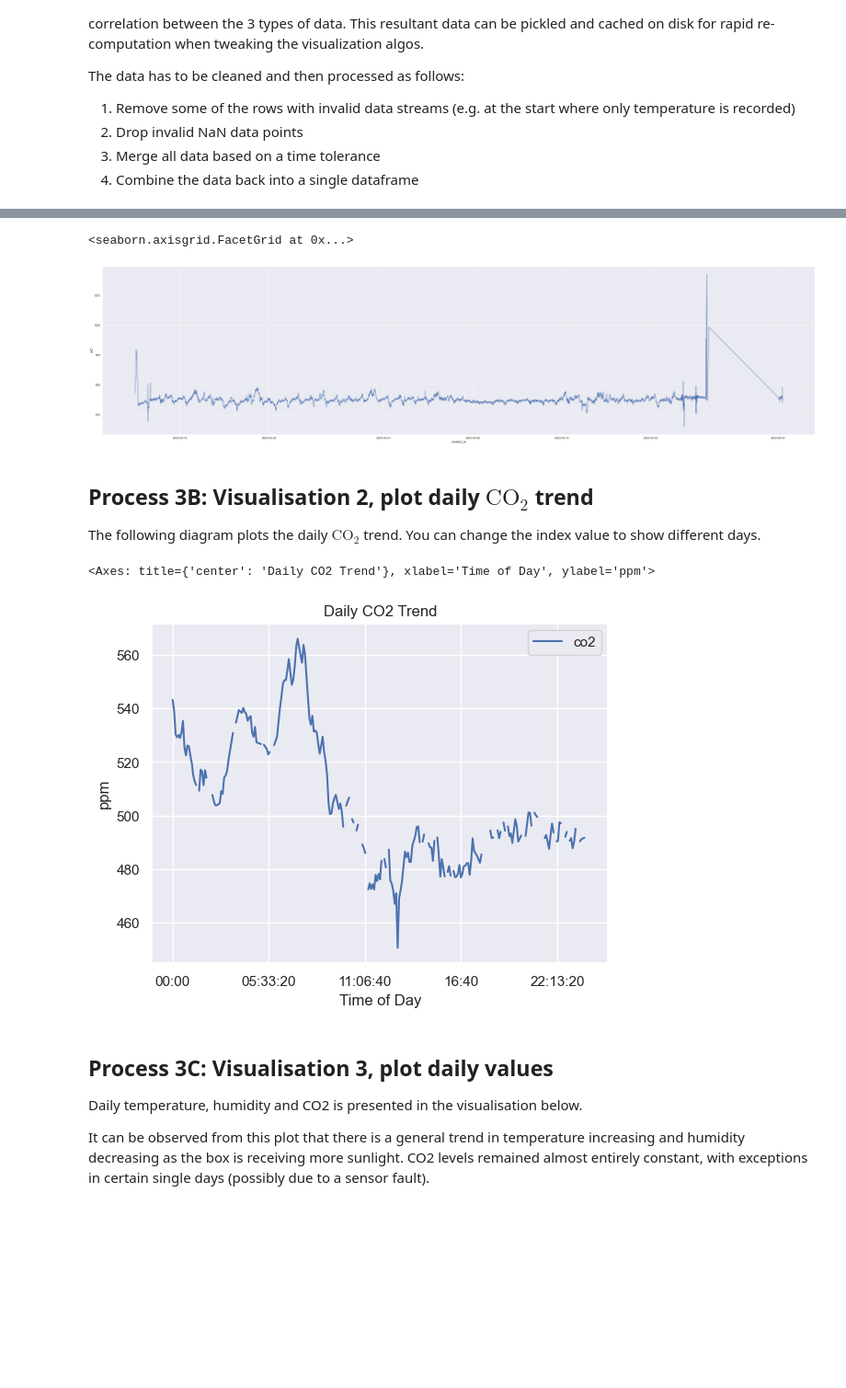
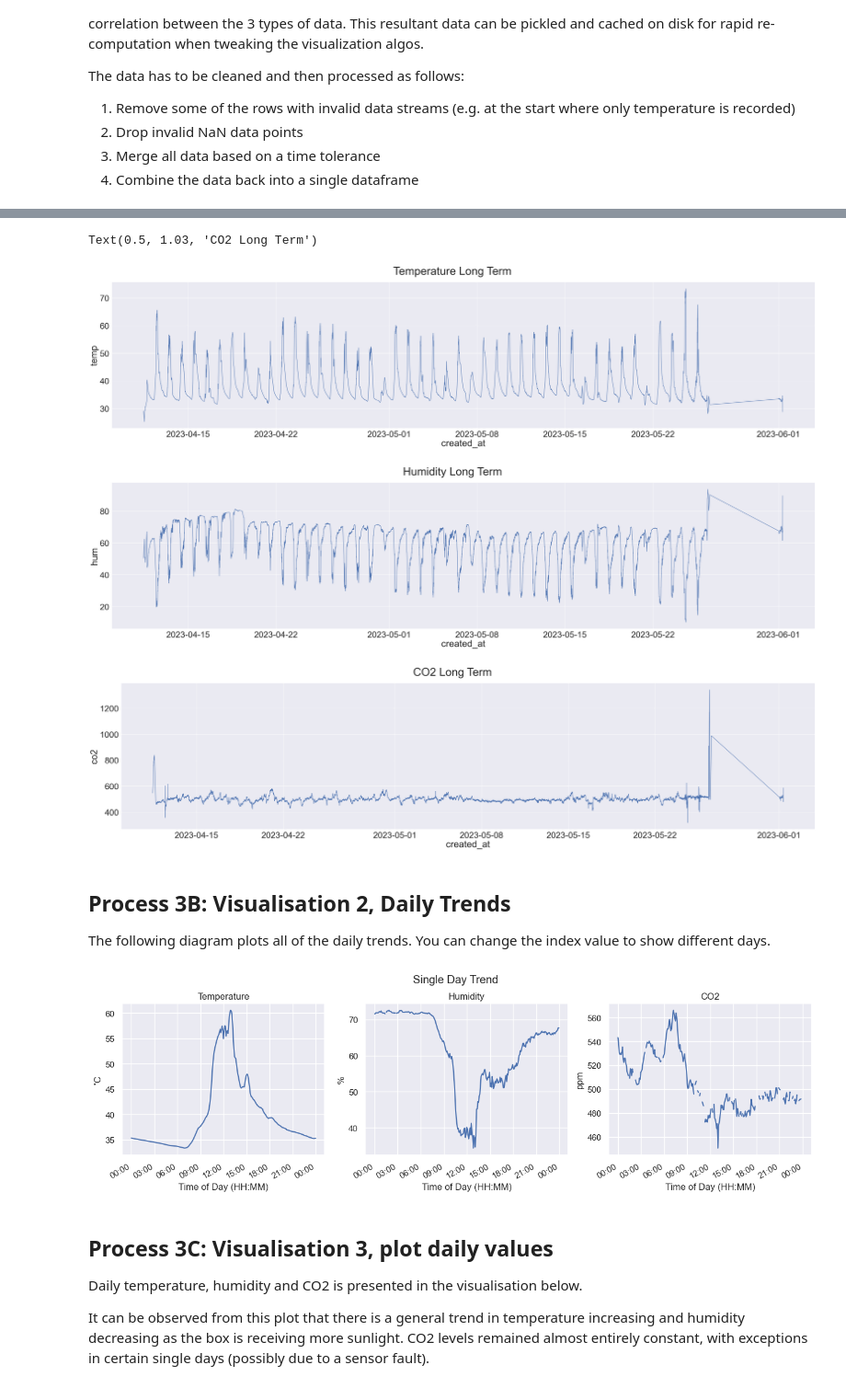
Before and after one commit to After232/corn-men, a Jupyter notebook: main.ipynb, the cells around one changed output, grey strips where cells are left out. Shown at 92% size. Drawn from its saved outputs; the diff is of its cells as text; code cells hidden in the pictures; blank space fills up the shorter version.

Commit message:
improved visualisations and formatting

```diff
--- a/main.ipynb
+++ b/main.ipynb
@@ -149,6 +147,7 @@ Towards the end of the graph, the data has a drastic and abnormal spike possibly
 # Data visualisation setup
 sns.set()
 sns.set_theme()
+sns.set(font_scale=3)
 
 # Convert from Wide frame to Long frame for seaborn usage
 long_frame = frame_final.melt(id_vars=['created_at'], value_vars=['co2', 'hum', 'temp'])
@@ -156,34 +155,68 @@ long_frame = frame_final.melt(id_vars=['created_at'], value_vars=['co2', 'hum',
 # sns.relplot(data=long_frame, x='created_at', y='value', hue='variable',
 #             kind='line', height=10, aspect=4)
 
-sns.relplot(data=frame_final, x='created_at', y='co2',
+plot1 = sns.relplot(data=frame_final, x='created_at', y='temp',
             kind='line', height=10, aspect=4)
+plot1.fig.suptitle('Temperature Long Term', y=1.03)
+
+plot2 = sns.relplot(data=frame_final, x='created_at', y='hum',
+            kind='line', height=10, aspect=4)
+plot2.fig.suptitle('Humidity Long Term', y=1.03)
+
+plot3 = sns.relplot(data=frame_final, x='created_at', y='co2',
+            kind='line', height=10, aspect=4)
+plot3.fig.suptitle('CO2 Long Term', y=1.03)
 
 # long_frame
 # %% [output]
-<seaborn.axisgrid.FacetGrid at 0x...>
+Text(0.5, 1.03, 'CO2 Long Term')
-[figure, old version]
+[figure, new version]
+[figure, added]
+[figure, added]
 # %% [markdown]
-## Process 3B: Visualisation 2, plot daily $\text{CO}_2$ trend
+## Process 3B: Visualisation 2, Daily Trends
 
-The following diagram plots the daily $\text{CO}_2$ trend. You can change the index value to show different days.
+The following diagram plots all of the daily trends. You can change the index value to show different days.
 # %%
+i = 15
+
+sns.set(font_scale=1)
 # Day by day segmentation
 # Set index to sort by date
 frame_flat_by_date = frame_final.set_index(['created_at'])
 # Group subdataframes by date, this produces a list of dataframes each with its own date
 day_frames: list[DataFrame] = [group[1] for group in frame_flat_by_date.groupby(frame_flat_by_date.index.date)]
 
 # Normalise to 24 hour time instead of days so we can actually plot it
 time_frames: list[DataFrame] = []
 for frame in day_frames:
     time_frames.append(frame.set_index(frame.index.time))
 
-# Change the list index below to show different days
-time_frames[15].plot(y="co2", title='Daily CO2 Trend', xlabel='Time of Day', ylabel='ppm')
+fig = plt.figure(figsize=(16,4))
+axs = fig.subplots(1, 3)
+
+my_day = datetime.date(2014, 7, 15) #HACK: use a date to convert a time object to a datetime object
+current_index = [ datetime.datetime.combine(my_day, t) for t in time_frames[i].index ]
+
+for ax in axs:
+    ax.set_xlabel('Time of Day (HH:MM)')
+    ax.xaxis.set_major_formatter(mdates.DateFormatter('%H:%M'))
+
+axs[0].set_title('Temperature')
+axs[1].set_title('Humidity')
+axs[2].set_title('CO2')
+axs[0].set_ylabel('˚C')
+axs[1].set_ylabel('%')
+axs[2].set_ylabel('ppm')
+fig.suptitle('Single Day Trend', y=1.01)
+
+axs[0].plot(current_index, time_frames[i]['temp'])
+axs[1].plot(current_index, time_frames[i]['hum'])
+axs[2].plot(current_index, time_frames[i]['co2'])
+
+fig.autofmt_xdate()
 # %% [output]
-<Axes: title={'center': 'Daily CO2 Trend'}, xlabel='Time of Day', ylabel='ppm'>
-[figure, old version]
+[figure, new version]
 # %% [markdown]
 ## Process 3C: Visualisation 3, plot daily values
 
```
Also changed, not shown: parts of 3 cells of this notebook.
